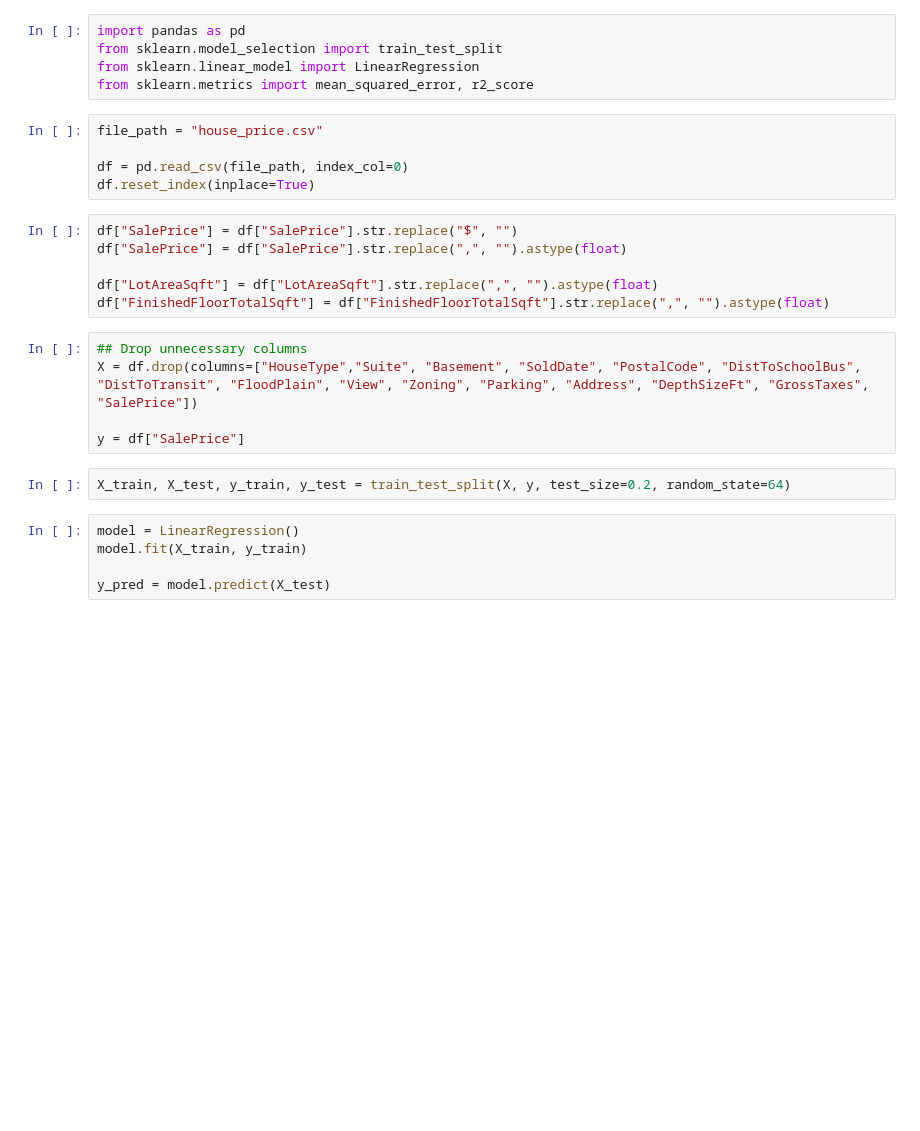
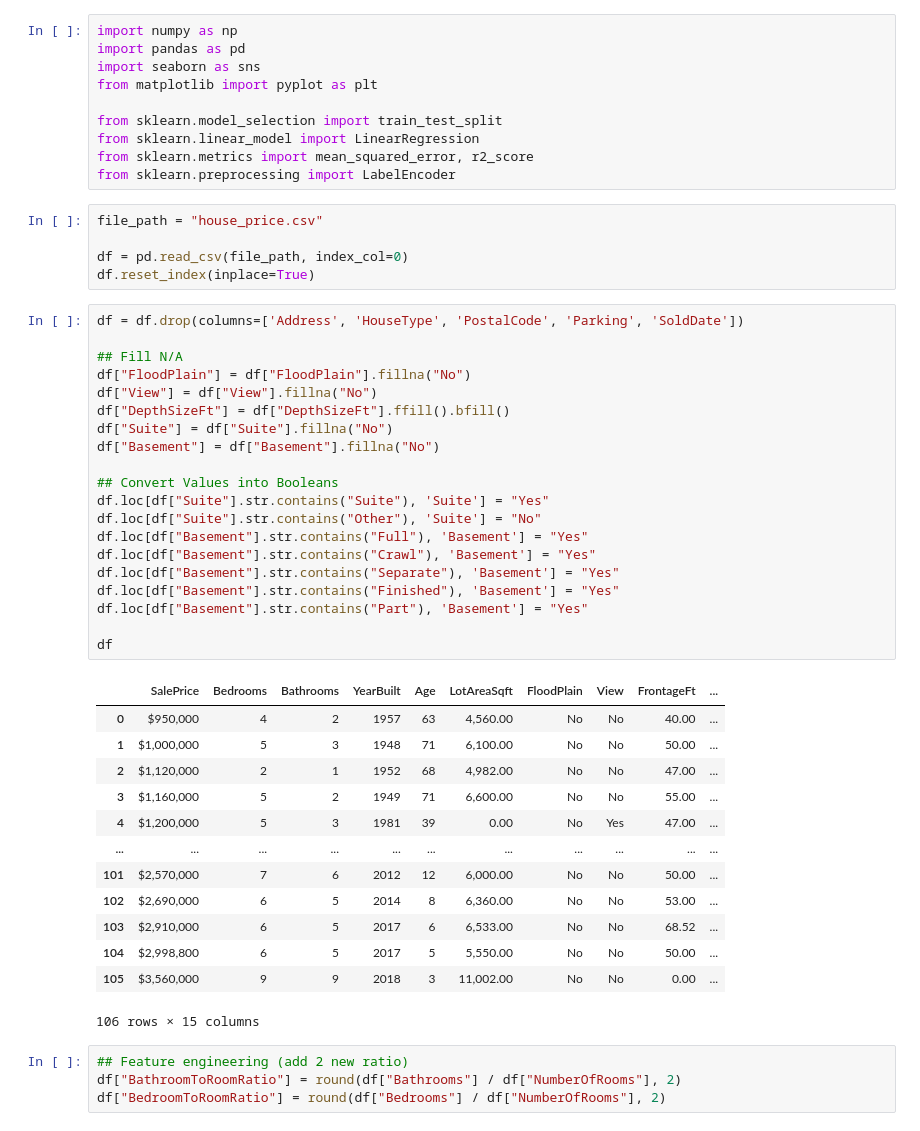
Before and after one commit to andy277/final_project_house_price, a Jupyter notebook: final_model.ipynb, the cells around one changed output. Saved outputs shown, nothing was run; the diff lists cells and outputs as text; blank space fills up the shorter version.

```diff
--- a/final_model.ipynb
+++ b/final_model.ipynb
@@ -1,29 +1,54 @@
 # %%
+import numpy as np
 import pandas as pd
+import seaborn as sns
+from matplotlib import pyplot as plt
+
 from sklearn.model_selection import train_test_split
 from sklearn.linear_model import LinearRegression
 from sklearn.metrics import mean_squared_error, r2_score
+from sklearn.preprocessing import LabelEncoder
 # %%
 file_path = "house_price.csv"
 
 df = pd.read_csv(file_path, index_col=0)
 df.reset_index(inplace=True)
-# %%
-df["SalePrice"] = df["SalePrice"].str.replace("$", "")
-df["SalePrice"] = df["SalePrice"].str.replace(",", "").astype(float)
-
-df["LotAreaSqft"] = df["LotAreaSqft"].str.replace(",", "").astype(float)
-df["FinishedFloorTotalSqft"] = df["FinishedFloorTotalSqft"].str.replace(",", "").astype(float)
-# %%
-## Drop unnecessary columns
-X = df.drop(columns=["HouseType","Suite", "Basement", "SoldDate", "PostalCode", "DistToSchoolBus", "DistToTransit", "FloodPlain", "View", "Zoning", "Parking", "Address", "DepthSizeFt", "GrossTaxes", "SalePrice"])
-
-y = df["SalePrice"]
-# %%
-X_train, X_test, y_train, y_test = train_test_split(X, y, test_size=0.2, random_state=64)
 # %%
-model = LinearRegression()
-model.fit(X_train, y_train)
+df = df.drop(columns=['Address', 'HouseType', 'PostalCode', 'Parking', 'SoldDate'])
 
-y_pred = model.predict(X_test)
+## Fill N/A
+df["FloodPlain"] = df["FloodPlain"].fillna("No")
+df["View"] = df["View"].fillna("No")
+df["DepthSizeFt"] = df["DepthSizeFt"].ffill().bfill()
+df["Suite"] = df["Suite"].fillna("No")
+df["Basement"] = df["Basement"].fillna("No")
+
+## Convert Values into Booleans
+df.loc[df["Suite"].str.contains("Suite"), 'Suite'] = "Yes"
+df.loc[df["Suite"].str.contains("Other"), 'Suite'] = "No"
+df.loc[df["Basement"].str.contains("Full"), 'Basement'] = "Yes"
+df.loc[df["Basement"].str.contains("Crawl"), 'Basement'] = "Yes"
+df.loc[df["Basement"].str.contains("Separate"), 'Basement'] = "Yes"
+df.loc[df["Basement"].str.contains("Finished"), 'Basement'] = "Yes"
+df.loc[df["Basement"].str.contains("Part"), 'Basement'] = "Yes"
+
+df
+# %% [output]
+|  | SalePrice | Bedrooms | Bathrooms | YearBuilt | Age | LotAreaSqft | FloodPlain | View | FrontageFt | ... |
+| 0 | $950,000 | 4 | 2 | 1957 | 63 | 4,560.00 | No | No | 40.00 | ... |
+| 1 | $1,000,000 | 5 | 3 | 1948 | 71 | 6,100.00 | No | No | 50.00 | ... |
+| 2 | $1,120,000 | 2 | 1 | 1952 | 68 | 4,982.00 | No | No | 47.00 | ... |
+| 3 | $1,160,000 | 5 | 2 | 1949 | 71 | 6,600.00 | No | No | 55.00 | ... |
+| 4 | $1,200,000 | 5 | 3 | 1981 | 39 | 0.00 | No | Yes | 47.00 | ... |
+| ... | ... | ... | ... | ... | ... | ... | ... | ... | ... | ... |
+| 101 | $2,570,000 | 7 | 6 | 2012 | 12 | 6,000.00 | No | No | 50.00 | ... |
+| 102 | $2,690,000 | 6 | 5 | 2014 | 8 | 6,360.00 | No | No | 53.00 | ... |
+| 103 | $2,910,000 | 6 | 5 | 2017 | 6 | 6,533.00 | No | No | 68.52 | ... |
+| 104 | $2,998,800 | 6 | 5 | 2017 | 5 | 5,550.00 | No | No | 50.00 | ... |
+| 105 | $3,560,000 | 9 | 9 | 2018 | 3 | 11,002.00 | No | No | 0.00 | ... |
+106 rows × 15 columns
+# %%
+## Feature engineering (add 2 new ratio)
+df["BathroomToRoomRatio"] = round(df["Bathrooms"] / df["NumberOfRooms"], 2)
+df["BedroomToRoomRatio"] = round(df["Bedrooms"] / df["NumberOfRooms"], 2)
 # %%
```
Also changed, not shown: parts of 11 cells of this notebook, 2 other files.
